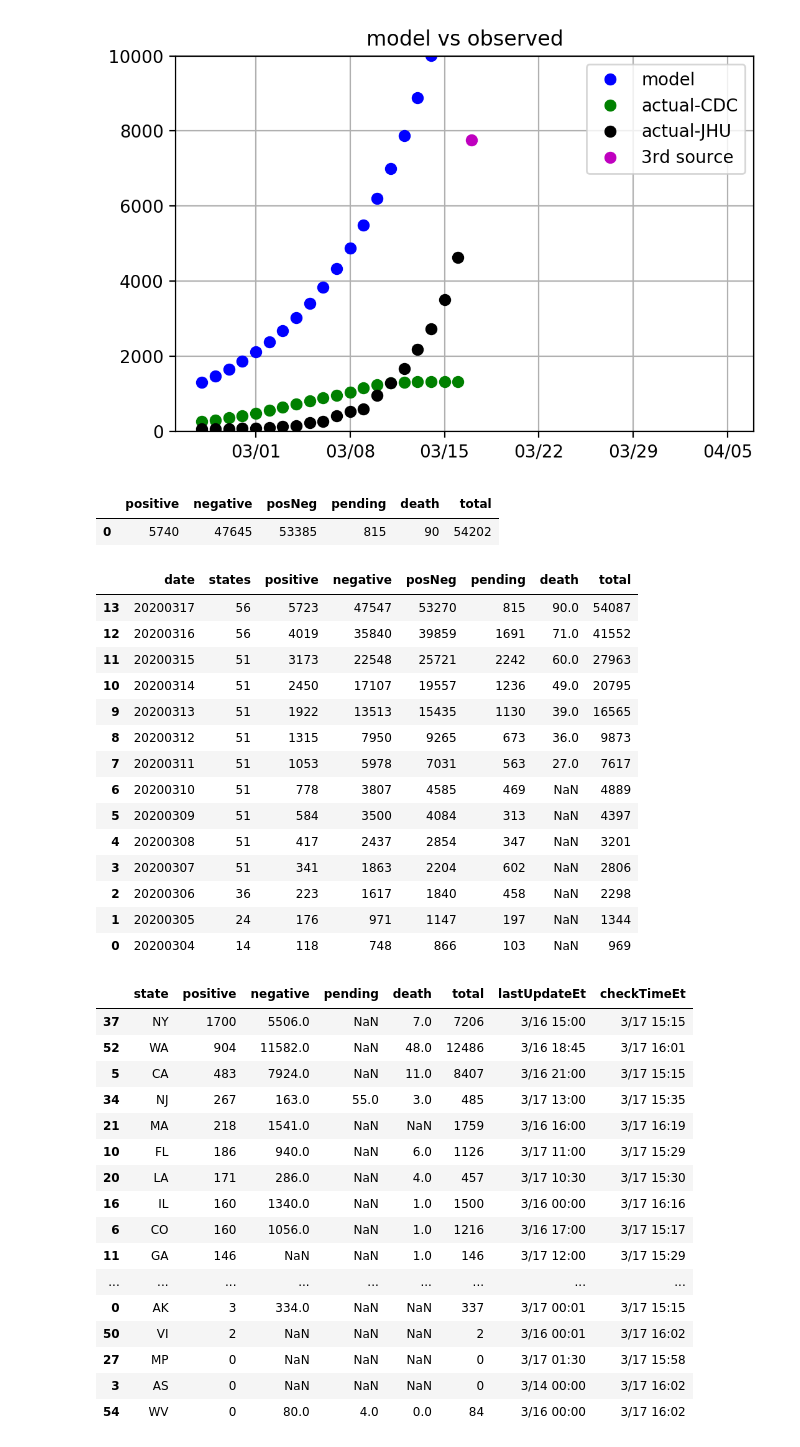
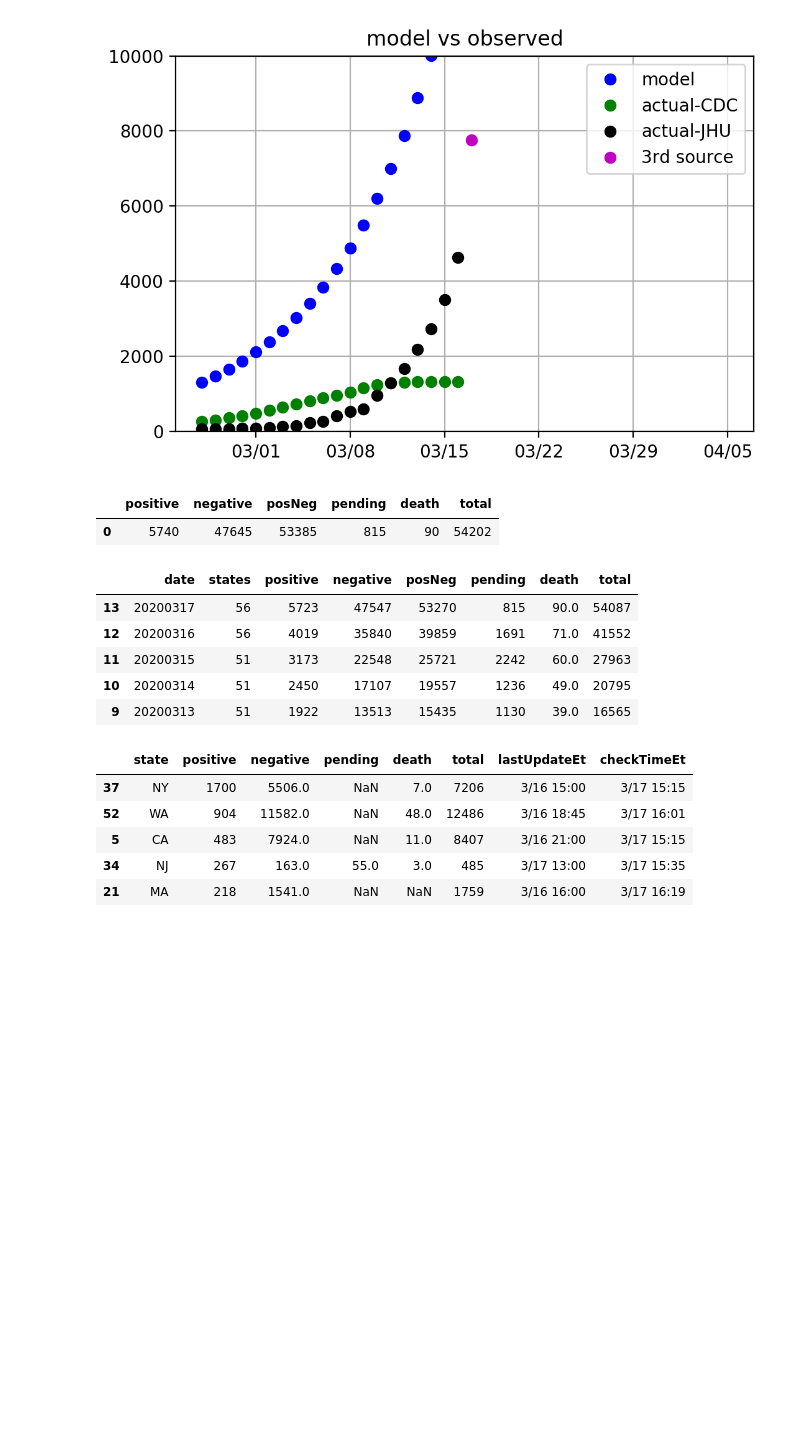
Before and after one commit to raysalem/sars-cov-19, a Jupyter notebook: cov-19.ipynb, the cells around one changed output. Saved outputs shown, nothing was run; the diff lists cells and outputs as text; code cells hidden in the pictures; blank space fills up the shorter version.

```diff
--- a/cov-19.ipynb
+++ b/cov-19.ipynb
@@ -637,59 +637,36 @@ def get_csv_from_url(link):
     response = requests.get(link)
 
     file_object = io.StringIO(response.content.decode('utf-8'))
     return pd.read_csv(file_object)
 
 
 # us daily data -->
 links=\
  ["https://covidtracking.com/api/us.csv",      # US current
  "http://covidtracking.com/api/us/daily.csv", # time series
  "https://covidtracking.com/api/states.csv",         ]# current
 
-
+# how to get state data time series -->
 # "https://covidtracking.com/api/states/daily?state=CA",#states
 # "https://covidtracking.com/api/states/daily?state=NY",
-
 df = get_csv_from_url(links[0]);display(HTML(df.to_html()))
-df = get_csv_from_url(links[1]);display(HTML(df.sort_values(by="date",ascending=False).to_html()))
-df = get_csv_from_url(links[2]);display(HTML(df.sort_values(by="positive",ascending=False).to_html()))
-
-df.sort_values(by="positive",ascending=False)[state][0:5]
+df = get_csv_from_url(links[1]);display(HTML(df.sort_values(by="date",ascending=False).head(5).to_html()))
+df = get_csv_from_url(links[2]);display(HTML(df.sort_values(by="positive",ascending=False).head(5).to_html()))
 # %% [output]
 |  | positive | negative | posNeg | pending | death | total |
 | 0 | 5740 | 47645 | 53385 | 815 | 90 | 54202 |
 |  | date | states | positive | negative | posNeg | pending | death | total |
 | 13 | 20200317 | 56 | 5723 | 47547 | 53270 | 815 | 90.0 | 54087 |
 | 12 | 20200316 | 56 | 4019 | 35840 | 39859 | 1691 | 71.0 | 41552 |
 | 11 | 20200315 | 51 | 3173 | 22548 | 25721 | 2242 | 60.0 | 27963 |
 | 10 | 20200314 | 51 | 2450 | 17107 | 19557 | 1236 | 49.0 | 20795 |
 | 9 | 20200313 | 51 | 1922 | 13513 | 15435 | 1130 | 39.0 | 16565 |
-| 8 | 20200312 | 51 | 1315 | 7950 | 9265 | 673 | 36.0 | 9873 |
-| 7 | 20200311 | 51 | 1053 | 5978 | 7031 | 563 | 27.0 | 7617 |
-| 6 | 20200310 | 51 | 778 | 3807 | 4585 | 469 | NaN | 4889 |
-| 5 | 20200309 | 51 | 584 | 3500 | 4084 | 313 | NaN | 4397 |
-| 4 | 20200308 | 51 | 417 | 2437 | 2854 | 347 | NaN | 3201 |
-| 3 | 20200307 | 51 | 341 | 1863 | 2204 | 602 | NaN | 2806 |
-| 2 | 20200306 | 36 | 223 | 1617 | 1840 | 458 | NaN | 2298 |
-| 1 | 20200305 | 24 | 176 | 971 | 1147 | 197 | NaN | 1344 |
-| 0 | 20200304 | 14 | 118 | 748 | 866 | 103 | NaN | 969 |
 |  | state | positive | negative | pending | death | total | lastUpdateEt | checkTimeEt |
 | 37 | NY | 1700 | 5506.0 | NaN | 7.0 | 7206 | 3/16 15:00 | 3/17 15:15 |
 | 52 | WA | 904 | 11582.0 | NaN | 48.0 | 12486 | 3/16 18:45 | 3/17 16:01 |
 | 5 | CA | 483 | 7924.0 | NaN | 11.0 | 8407 | 3/16 21:00 | 3/17 15:15 |
 | 34 | NJ | 267 | 163.0 | 55.0 | 3.0 | 485 | 3/17 13:00 | 3/17 15:35 |
 | 21 | MA | 218 | 1541.0 | NaN | NaN | 1759 | 3/16 16:00 | 3/17 16:19 |
-| 10 | FL | 186 | 940.0 | NaN | 6.0 | 1126 | 3/17 11:00 | 3/17 15:29 |
-| 20 | LA | 171 | 286.0 | NaN | 4.0 | 457 | 3/17 10:30 | 3/17 15:30 |
-| 16 | IL | 160 | 1340.0 | NaN | 1.0 | 1500 | 3/16 00:00 | 3/17 16:16 |
-| 6 | CO | 160 | 1056.0 | NaN | 1.0 | 1216 | 3/16 17:00 | 3/17 15:17 |
-| 11 | GA | 146 | NaN | NaN | 1.0 | 146 | 3/17 12:00 | 3/17 15:29 |
-| ... | ... | ... | ... | ... | ... | ... | ... | ... |
-| 0 | AK | 3 | 334.0 | NaN | NaN | 337 | 3/17 00:01 | 3/17 15:15 |
-| 50 | VI | 2 | NaN | NaN | NaN | 2 | 3/16 00:01 | 3/17 16:02 |
-| 27 | MP | 0 | NaN | NaN | NaN | 0 | 3/17 01:30 | 3/17 15:58 |
-| 3 | AS | 0 | NaN | NaN | NaN | 0 | 3/14 00:00 | 3/17 16:02 |
-| 54 | WV | 0 | 80.0 | 4.0 | 0.0 | 84 | 3/16 00:00 | 3/17 16:02 |
 # %%
 #script for scraping HTML sites but does not work on java scripts, need to inspect and find source
 import requests
```
